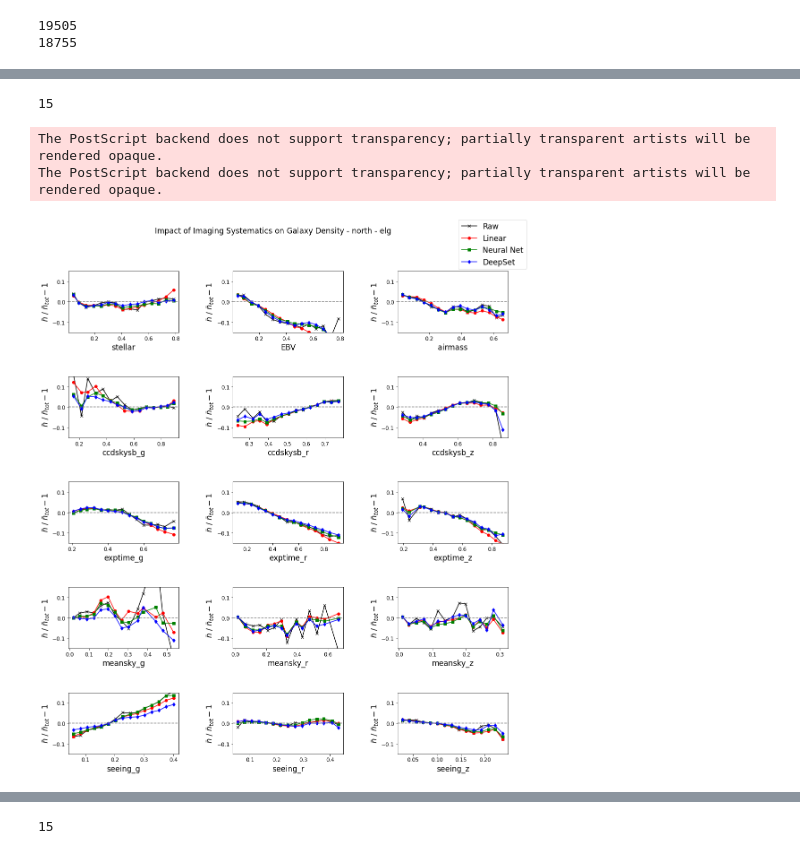
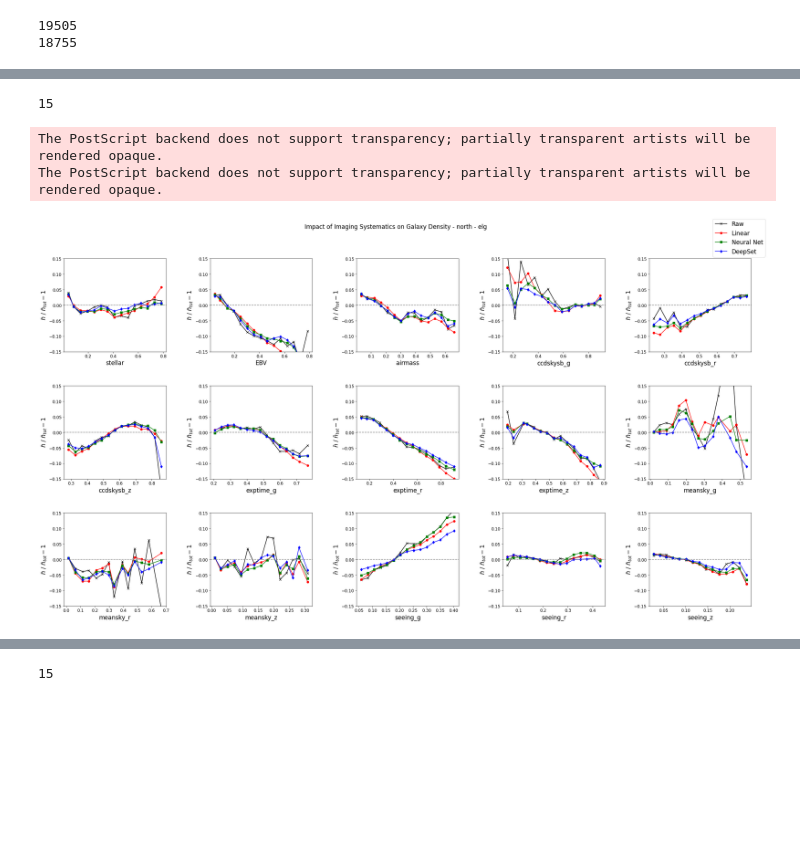
Before and after one commit to elleggert/astrostatistics, a Jupyter notebook: models/regression/reg_evaluation.ipynb, the cells around one changed output, grey strips where cells are left out. Drawn from its saved outputs; the diff is of its cells as text; code cells hidden in the pictures; blank space fills up the shorter version.

```diff
--- a/models/regression/reg_evaluation.ipynb
+++ b/models/regression/reg_evaluation.ipynb
@@ -251,9 +251,9 @@ print(len(df_sort))
 # %%
 gal = 'lrg'
 print(len(col))
-nrows = 5
-ncols = 3
-fig, ax = plt.subplots(nrows=nrows, ncols=ncols, figsize=(16, 18))
+nrows = 3
+ncols = 5
+fig, ax = plt.subplots(nrows=nrows, ncols=ncols, figsize=(30, 17))
 #plt.title("Raw Test Set Systematics Dependency - North")
 #fig = plt.figure()
 i = 0
@@ -302,7 +302,7 @@ fig.legend(handles, labels, loc='upper right')
 
 plt.suptitle(f"Impact of Imaging Systematics on Galaxy Density - {area} - {gal}")
 fig.tight_layout(pad=3.0)
-plt.savefig(f"report_fig/{area}_{gal}_sys_test.eps", bbox_inches='tight', format='eps', dpi=1500)
+#plt.savefig(f"report_fig/{area}_{gal}_sys_test.eps", bbox_inches='tight', format='eps', dpi=1500)
 plt.show()
 # %% [output]
 15
@@ -312,9 +310,9 @@ The PostScript backend does not support transparency; partially transparent arti
 # %%
 gal = 'elg'
 print(len(col))
-nrows = 5
-ncols = 3
-fig, ax = plt.subplots(nrows=nrows, ncols=ncols, figsize=(16, 18))
+nrows = 3
+ncols = 5
+fig, ax = plt.subplots(nrows=nrows, ncols=ncols, figsize=(30, 17))
 #plt.title("Raw Test Set Systematics Dependency - North")
 #fig = plt.figure()
 i = 0
@@ -341,35 +339,35 @@ for ax in ax.flatten():
     plt.axhline(y=0, color='gray', linestyle='--')
     plt.ylim([-0.15, 0.15])
     plt.xlabel(x_label)
     plt.ylabel(r'$\bar n \  / \  \bar n_{tot} - 1 $')
     SMALL_SIZE = 8
     MEDIUM_SIZE = 12
     BIGGER_SIZE = 17
 
     plt.rc('font', size=BIGGER_SIZE)  # controls default text sizes
     plt.rc('axes', titlesize=BIGGER_SIZE)  # fontsize of the axes title
     plt.rc('axes', labelsize=BIGGER_SIZE)  # fontsize of the x and y labels
     plt.rc('xtick', labelsize=MEDIUM_SIZE)  # fontsize of the tick labels
     plt.rc('ytick', labelsize=MEDIUM_SIZE)  # fontsize of the tick labels
     plt.rc('legend', fontsize=BIGGER_SIZE)  # legend fontsize
     plt.rc('figure', titlesize=BIGGER_SIZE)
 
     #plt.legend()
 
     i += 1
 
 handles, labels = ax.get_legend_handles_labels()
 fig.legend(handles, labels, loc='upper right')
 
 plt.suptitle(f"Impact of Imaging Systematics on Galaxy Density - {area} - {gal}")
 fig.tight_layout(pad=3.0)
-plt.savefig(f"report_fig/{area}_{gal}_sys_test.eps", bbox_inches='tight', format='eps', dpi=1500)
+plt.savefig(f"report_fig/{area}_{gal}_sys_vert.eps", bbox_inches='tight', format='eps', dpi=1500)
 plt.show()
 # %% [output]
 15
 The PostScript backend does not support transparency; partially transparent artists will be rendered opaque.
 The PostScript backend does not support transparency; partially transparent artists will be rendered opaque.
-[figure, old version]
+[figure, new version]
 # %%
 
 gal = 'qso'
```
Also changed, not shown: parts of 11 cells of this notebook, 1 other file.
